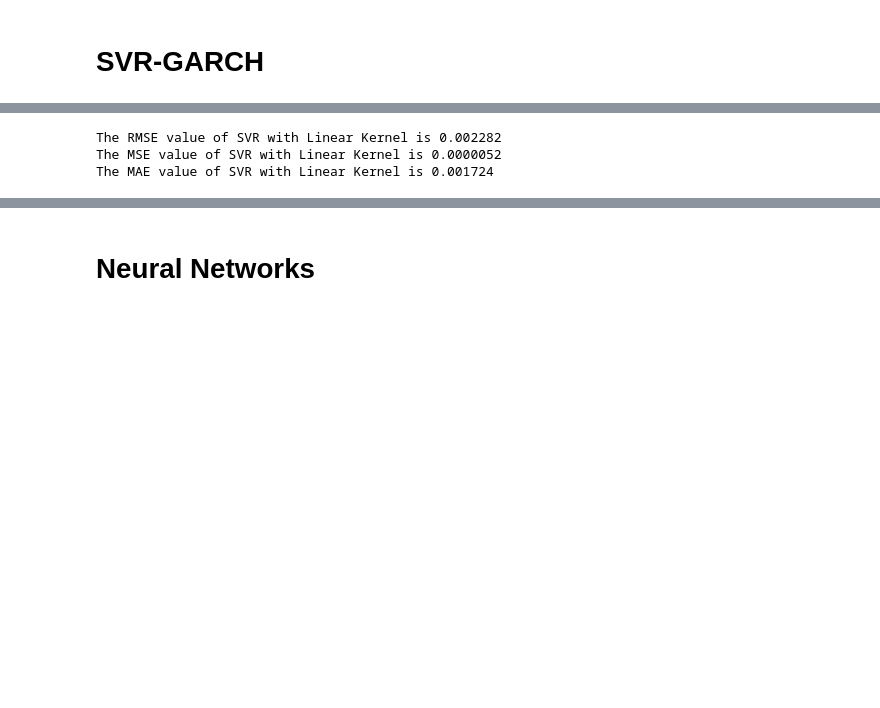
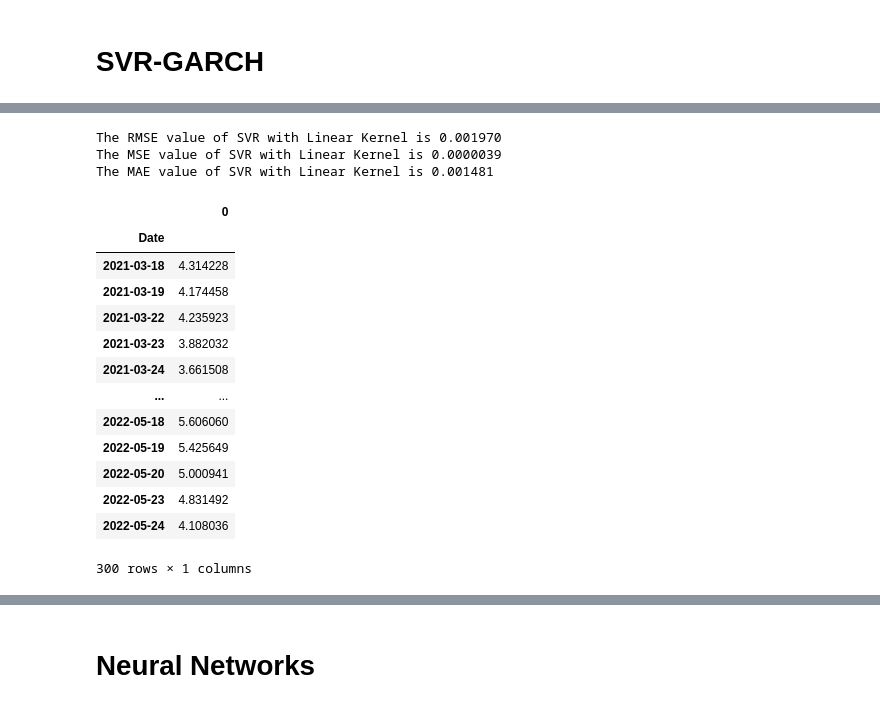
Before and after one commit to Samhith-Thinkartha/ML_Stub, a Jupyter notebook: VolatilityPrediction.ipynb, the cells around one changed output, grey strips where cells are left out. Saved outputs shown, nothing was run; the diff lists cells and outputs as text; code cells hidden in the pictures; blank space fills up the shorter version.

```diff
--- a/VolatilityPrediction.ipynb
+++ b/VolatilityPrediction.ipynb
@@ -182,7 +184,4 @@ svr_lin = SVR(kernel='linear')
 # %%
-para_grid = {'gamma': sp_rand(), 'C': sp_rand(), 'epsilon': sp_rand()}
-clf = RandomizedSearchCV(svr_lin, para_grid)
-clf.fit(X.iloc[:-n].values, realized_vol.iloc[1:-(n-1)].values.reshape(-1,))
 predict_svr_lin = clf.predict(X.iloc[-n:])
 
 predict_svr_lin = pd.DataFrame(predict_svr_lin)
@@ -196,9 +195,26 @@ print('The MSE value of SVR with Linear Kernel is {:.7f}'.format(mse_svr))
 mae_svr = mae(realized_vol.iloc[-n:] / 100, predict_svr_lin / 100)
 print('The MAE value of SVR with Linear Kernel is {:.6f}'.format(mae_svr))
 # %% [output]
-The RMSE value of SVR with Linear Kernel is 0.002282
-The MSE value of SVR with Linear Kernel is 0.0000052
-The MAE value of SVR with Linear Kernel is 0.001724
+The RMSE value of SVR with Linear Kernel is 0.001970
+The MSE value of SVR with Linear Kernel is 0.0000039
+The MAE value of SVR with Linear Kernel is 0.001481
+# %%
+predict_svr_lin
+# %% [output]
+|  | 0 |
+| Date |  |
+| 2021-03-18 | 4.314228 |
+| 2021-03-19 | 4.174458 |
+| 2021-03-22 | 4.235923 |
+| 2021-03-23 | 3.882032 |
+| 2021-03-24 | 3.661508 |
+| ... | ... |
+| 2022-05-18 | 5.606060 |
+| 2022-05-19 | 5.425649 |
+| 2022-05-20 | 5.000941 |
+| 2022-05-23 | 4.831492 |
+| 2022-05-24 | 4.108036 |
+300 rows × 1 columns
 # %%
 realized_vol.index = ret.iloc[4:].index
 
```
Also changed, not shown: parts of 21 cells of this notebook.
